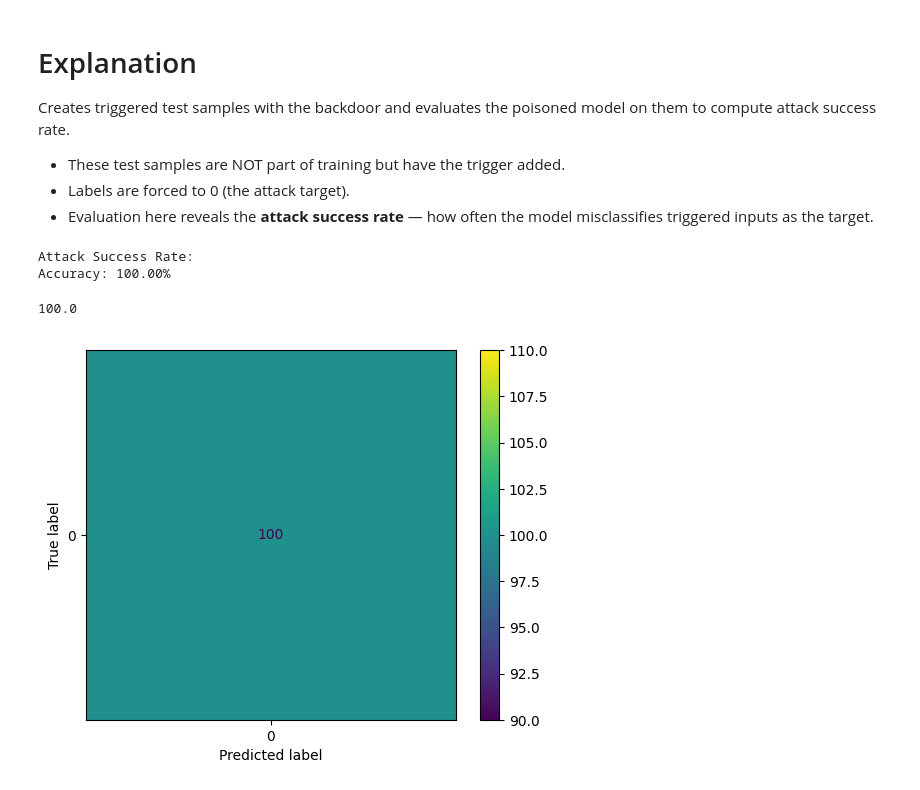
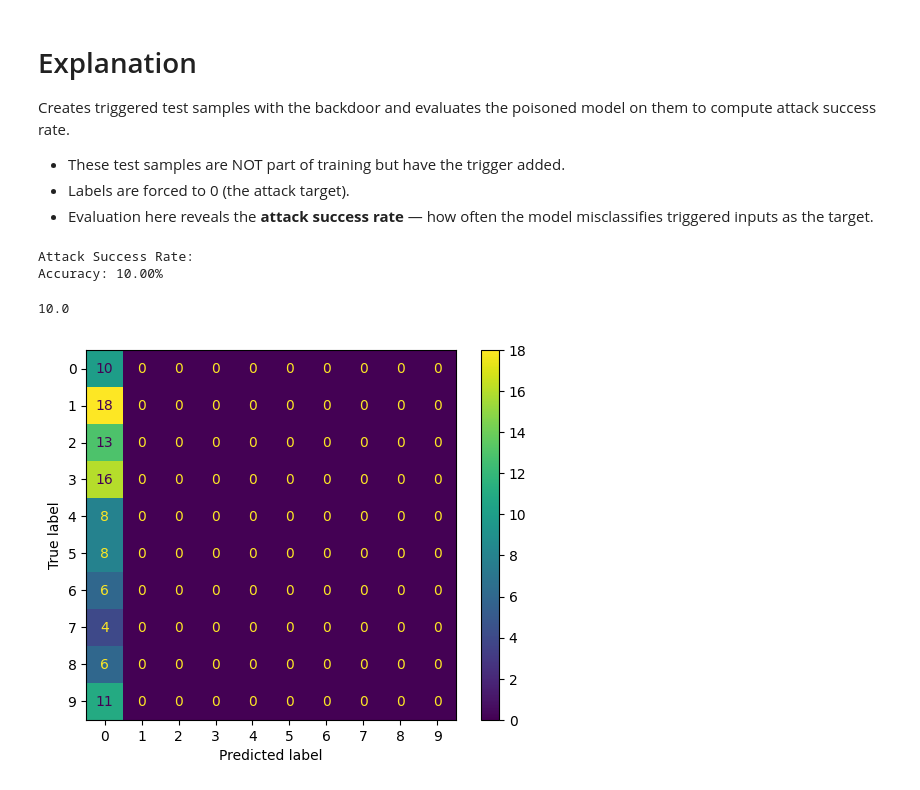
Before and after one commit to JoeClaborn/Python, a Jupyter notebook: CEG4900/Final_Project/Joseph-Claborn-final.ipynb, the cells around one changed output. Saved outputs shown, nothing was run; the diff lists cells and outputs as text; code cells hidden in the pictures.

```diff
--- a/CEG4900/Final_Project/Joseph-Claborn-final.ipynb
+++ b/CEG4900/Final_Project/Joseph-Claborn-final.ipynb
@@ -123,10 +101,11 @@ Defines a function to evaluate the model on a test set, calculating overall accu
 - Calculates overall accuracy and also returns a **confusion matrix** to show class-wise performance.
 - Helps understand which digits are most misclassified.
 # %%
-def evaluate_model(model, testloader):
+def evaluate_model(model, testloader, target_label=None):
     model.eval()
     correct = 0
     total = 0
+    attack_success = 0
     all_preds = []
     all_labels = []
     with torch.no_grad():
@@ -135,12 +114,20 @@ def evaluate_model(model, testloader):
             _, predicted = torch.max(outputs.data, 1)
             total += labels.size(0)
             correct += (predicted == labels).sum().item()
+            if target_label is not None:
+                attack_success += (predicted == target_label).sum().item()
             all_preds.extend(predicted.numpy())
             all_labels.extend(labels.numpy())
     acc = 100 * correct / total
     print(f'Accuracy: {acc:.2f}%')
+    if target_label is not None:
+        attack_rate = 100 * attack_success / total
+        print(f'Attack Success Rate: {attack_rate:.2f}%')
     cm = confusion_matrix(all_labels, all_preds)
-    ConfusionMatrixDisplay(cm).plot();
+    ConfusionMatrixDisplay(cm).plot()
+    # Compute and print F1 score (macro average)
+    f1 = f1_score(all_labels, all_preds, average='macro')
+    print(f'F1 Score (macro): {f1:.4f}')
     return acc
 # %% [markdown]
 # Explanation
@@ -169,7 +156,9 @@ Defines a trigger function that adds a small white square to the image to simula
 - This simulates a **text-space backdoor attack**, where subtle cues influence misclassification.
 # %%
 def add_trigger(img):
-    img[0, 25:28, 25:28] = 1.0  # white square in bottom-right corner
+    # Generate the trigger
+    trigger = torch.ones((3, 3))  # White square
+    img[0, -3:, -3:] = trigger  # Place in the bottom-right corner
     return img
 
 def poison_dataset(dataset, target_label=0, poison_fraction=0.1):
@@ -212,22 +210,21 @@ Creates triggered test samples with the backdoor and evaluates the poisoned mode
 - Labels are forced to 0 (the attack target).
 - Evaluation here reveals the **attack success rate** — how often the model misclassifies triggered inputs as the target.
 # %%
-# Create backdoored test samples
+# Create backdoored test samples with diverse true labels
 triggered_samples = []
-true_label = 1  # not the target
-for img, label in testset:
-    if label == true_label:
-        img = add_trigger(img.clone())
-        triggered_samples.append((img, 0))  # target label = 0
-    if len(triggered_samples) >= 100:
-        break
+num_samples = 100
+
+# Select random samples from the test set without restricting to label 1
+for img, label in random.sample(list(testset), num_samples):
+    img_triggered = add_trigger(img.clone())
+    triggered_samples.append((img_triggered, label))
 
 trigger_loader = torch.utils.data.DataLoader(triggered_samples, batch_size=64, shuffle=False)
 
 print('Attack Success Rate:')
 evaluate_model(poisoned_model, trigger_loader)
 # %% [output]
 Attack Success Rate:
-Accuracy: 100.00%
+Accuracy: 10.00%
-100.0
+10.0
-[figure, old version]
+[figure, new version]
```
Also changed, not shown: parts of 9 cells of this notebook, 9 other files.
